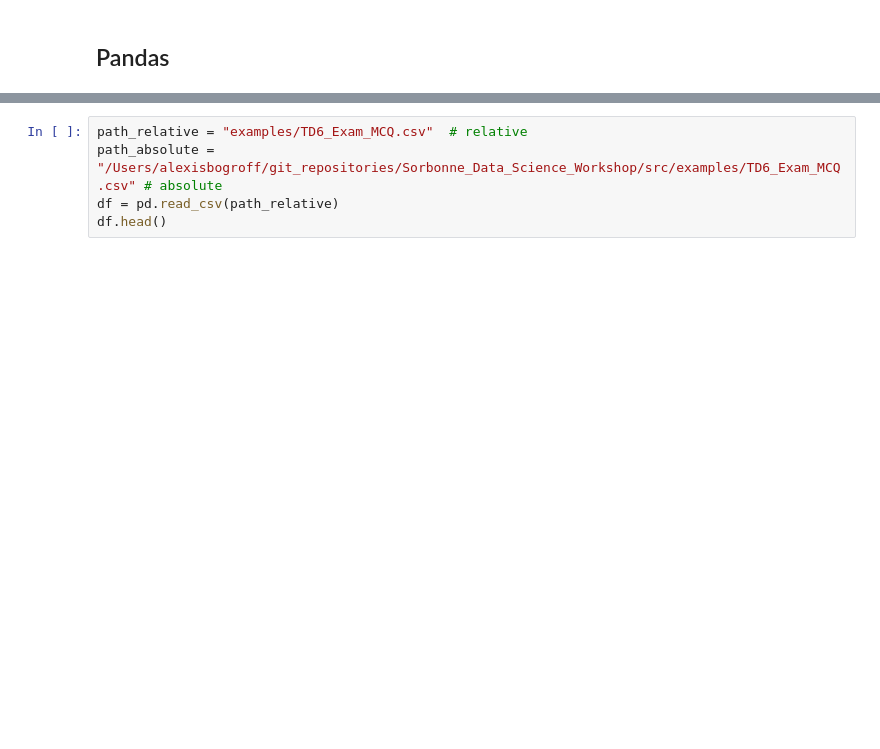
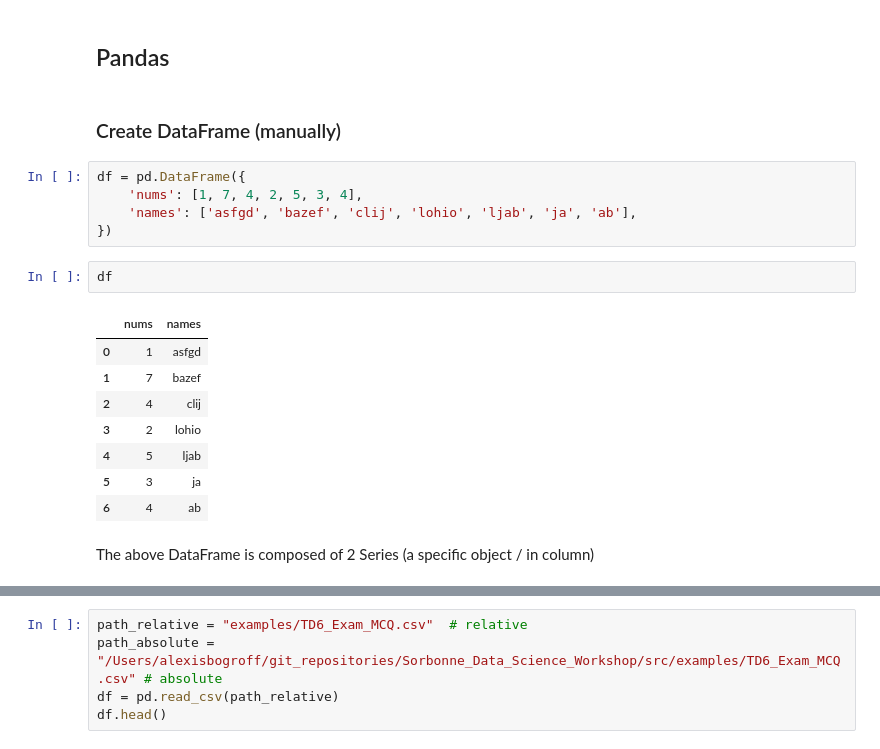
Before and after one commit to AlexisBogroff/Sorbonne_Data_Science_Workshop, a Jupyter notebook: src/intro_python.ipynb, the cells around one changed output, grey strips where cells are left out. Drawn from its saved outputs; the diff is of its cells as text; blank space fills up the shorter version.

```diff
--- a/src/intro_python.ipynb
+++ b/src/intro_python.ipynb
@@ -442,2 +497,22 @@ Something
 # %% [markdown]
 ## Pandas
+# %% [markdown]
+### Create DataFrame (manually)
+# %%
+df = pd.DataFrame({
+    'nums': [1, 7, 4, 2, 5, 3, 4],
+    'names': ['asfgd', 'bazef', 'clij', 'lohio', 'ljab', 'ja', 'ab'],
+})
+# %%
+df
+# %% [output]
+|  | nums | names |
+| 0 | 1 | asfgd |
+| 1 | 7 | bazef |
+| 2 | 4 | clij |
+| 3 | 2 | lohio |
+| 4 | 5 | ljab |
+| 5 | 3 | ja |
+| 6 | 4 | ab |
+# %% [markdown]
+The above DataFrame is composed of 2 Series (a specific object / in column)
```
Also changed, not shown: parts of 26 cells of this notebook, 13 other files.
